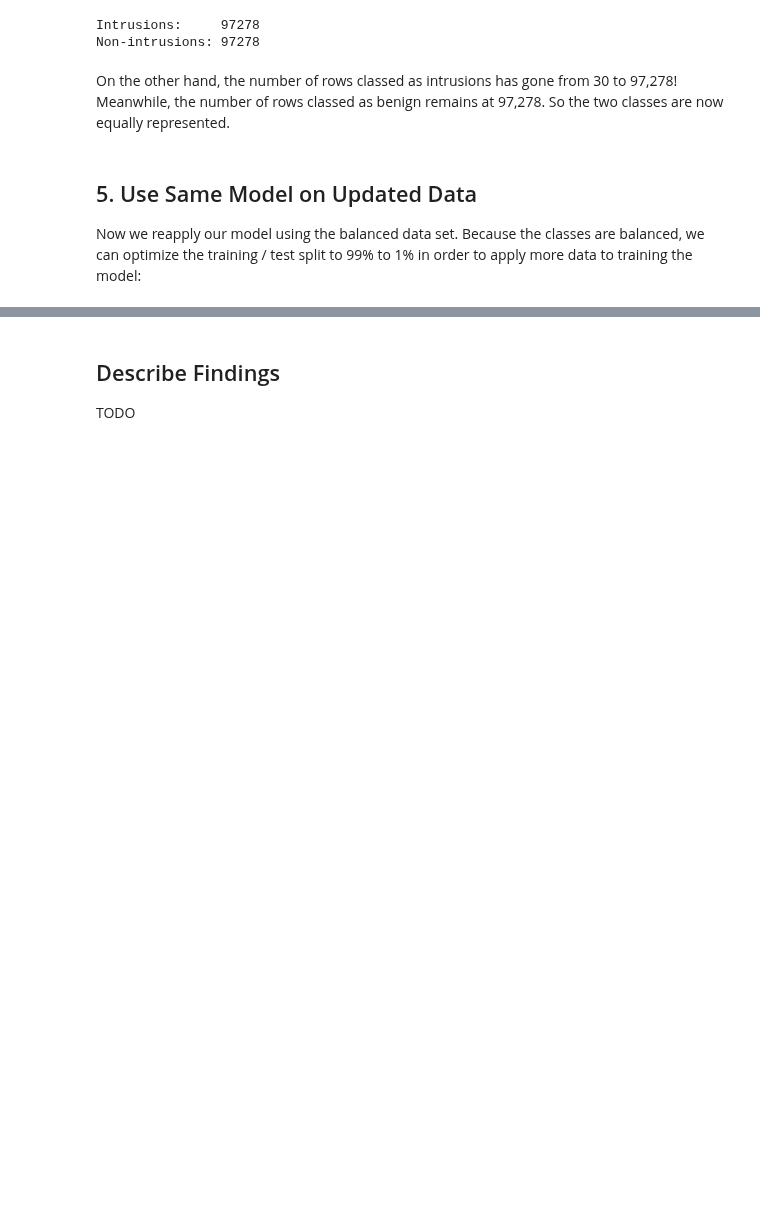
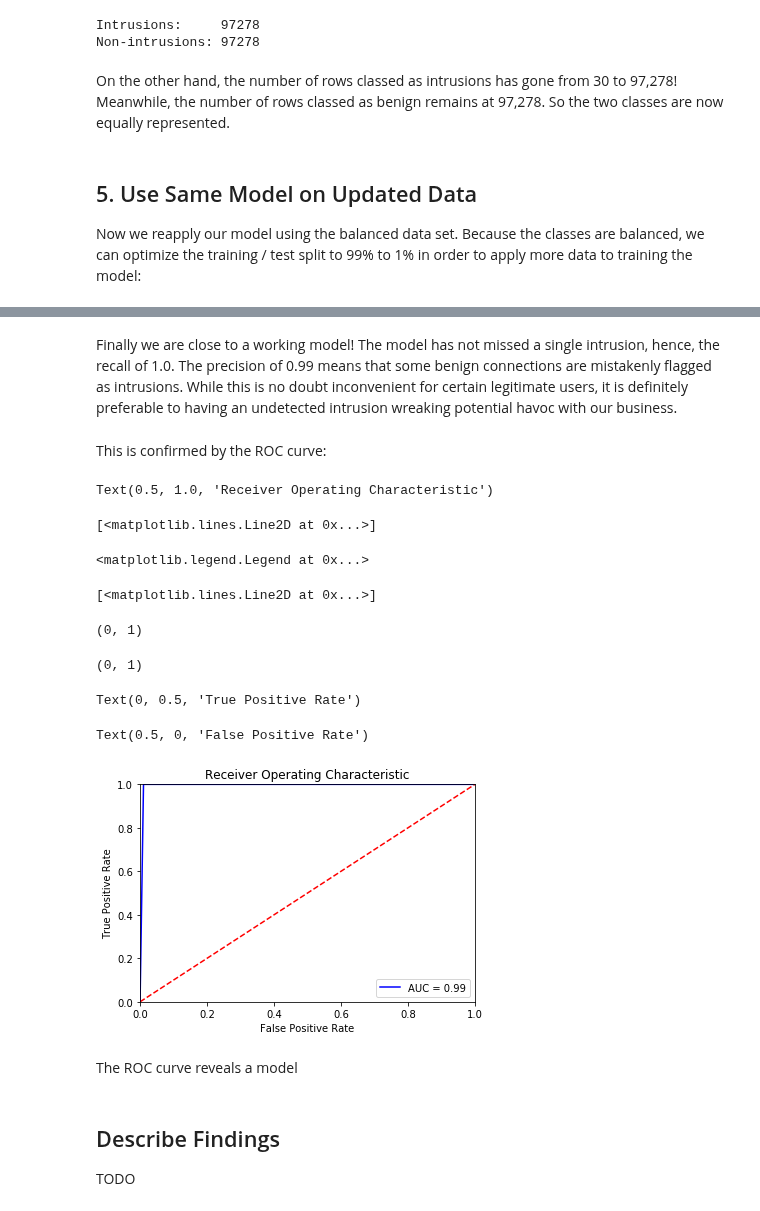
Before and after one commit to pelorenz/data-science-420, a Jupyter notebook: L02-PeterLorenz.ipynb, the cells around one changed output, grey strips where cells are left out. Saved outputs shown, nothing was run; the diff lists cells and outputs as text; code cells hidden in the pictures; blank space fills up the shorter version.

```diff
--- a/L02-PeterLorenz.ipynb
+++ b/L02-PeterLorenz.ipynb
@@ -236,3 +261,32 @@ TODO
+# %% [markdown]
+Finally we are close to a working model! The model has not missed a single intrusion, hence, the recall of 1.0. The precision of 0.99 means that some benign connections are mistakenly flagged as intrusions. While this is no doubt inconvenient for certain legitimate users, it is definitely preferable to having an undetected intrusion wreaking potential havoc with our business.
+# %% [markdown]
+This is confirmed by the ROC curve:
+# %%
+fpr_res, tpr_res, thresholds_res = metrics.roc_curve(y_test_res, y_pred_res)
+roc_auc_res = metrics.auc(fpr_res, tpr_res)
+
+plt.title('Receiver Operating Characteristic')
+plt.plot(fpr_res, tpr_res, 'b', label = 'AUC = %0.2f' % roc_auc_res)
+plt.legend(loc = 'lower right')
+plt.plot([0, 1], [0, 1],'r--')
+plt.xlim([0, 1])
+plt.ylim([0, 1])
+plt.ylabel('True Positive Rate')
+plt.xlabel('False Positive Rate')
+plt.show()
+# %% [output]
+Text(0.5, 1.0, 'Receiver Operating Characteristic')
+[<matplotlib.lines.Line2D at 0x...>]
+<matplotlib.legend.Legend at 0x...>
+[<matplotlib.lines.Line2D at 0x...>]
+(0, 1)
+(0, 1)
+Text(0, 0.5, 'True Positive Rate')
+Text(0.5, 0, 'False Positive Rate')
+[figure, added]
+# %% [markdown]
+The ROC curve reveals a model
 # %% [markdown]
 ## Describe Findings
 
```
Also changed, not shown: parts of 6 cells of this notebook.
